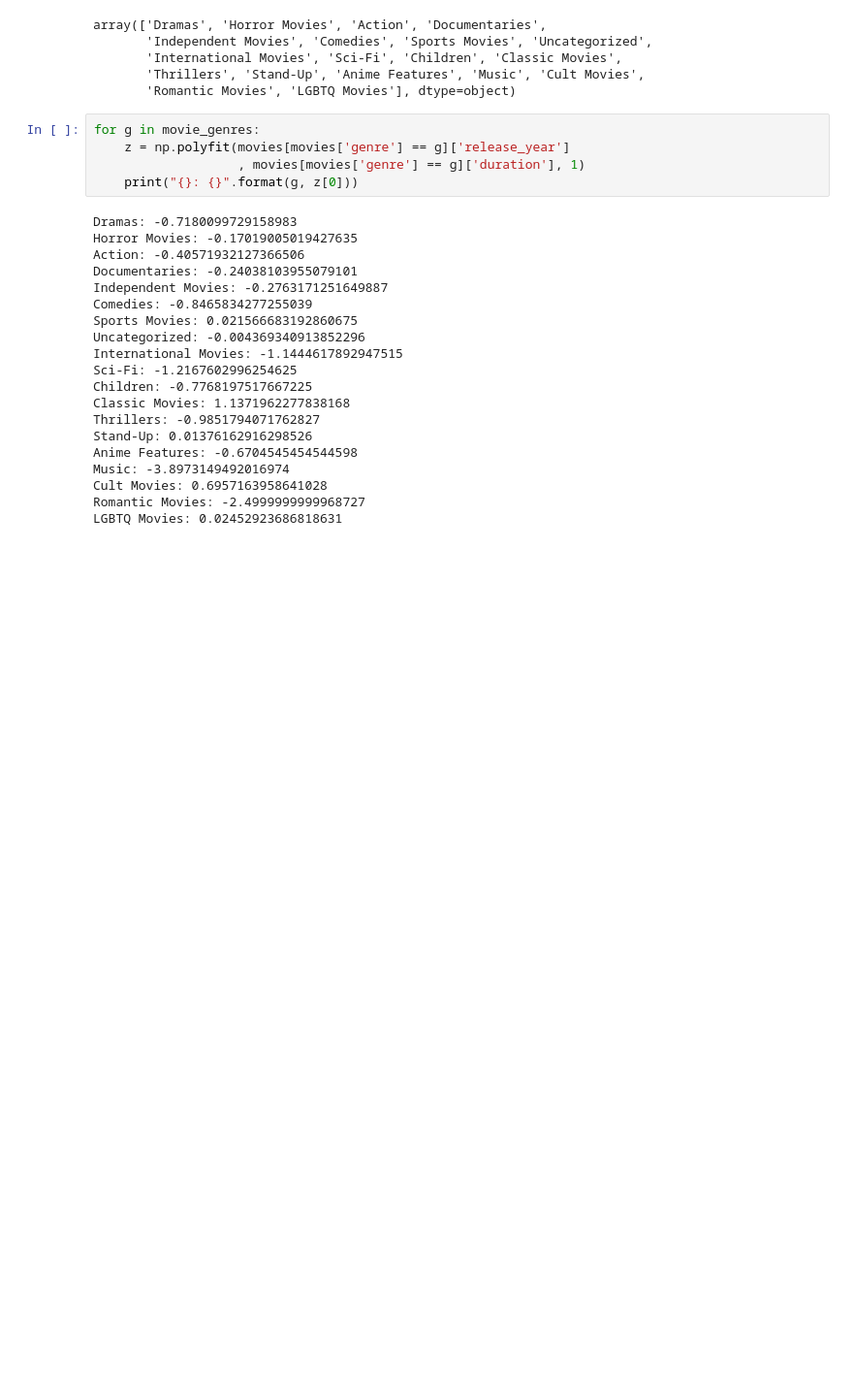
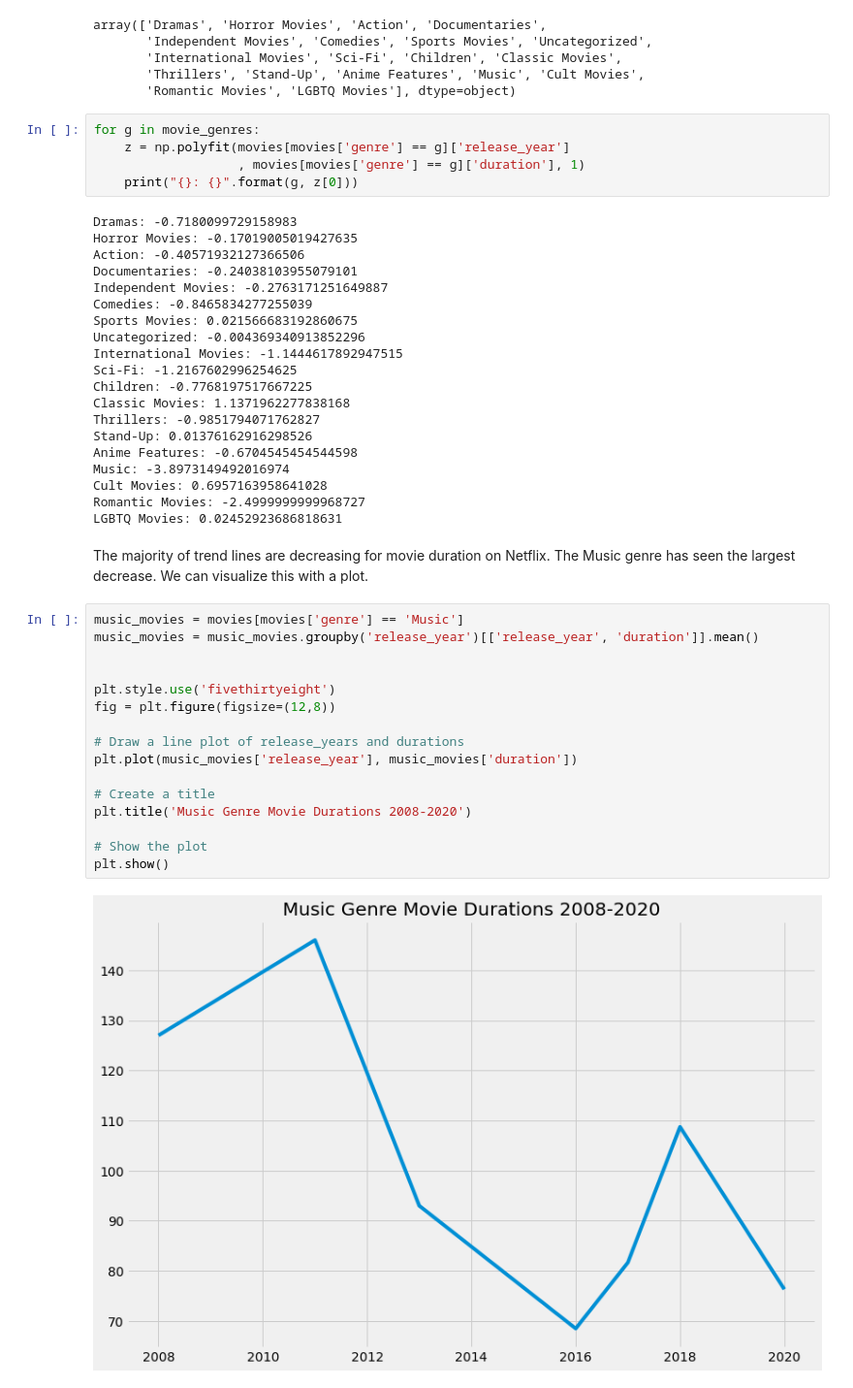
Before and after one commit to johnaboucha/data-science, a Jupyter notebook: tutorials/004.Netflix and The Office Guest Stars/Netflix.ipynb, the cells around one changed output. Shown at 97% size. Cells and saved outputs as stored; diff of their text form; blank space fills up the shorter version.

```diff
--- a/tutorials/004.Netflix and The Office Guest Stars/Netflix.ipynb
+++ b/tutorials/004.Netflix and The Office Guest Stars/Netflix.ipynb
@@ -304,3 +306,23 @@ Music: -3.8973149492016974
 Cult Movies: 0.6957163958641028
 Romantic Movies: -2.4999999999968727
 LGBTQ Movies: 0.02452923686818631
+# %% [markdown]
+The majority of trend lines are decreasing for movie duration on Netflix. The Music genre has seen the largest decrease. We can visualize this with a plot.
+# %%
+music_movies = movies[movies['genre'] == 'Music']
+music_movies = music_movies.groupby('release_year')[['release_year', 'duration']].mean()
+
+
+plt.style.use('fivethirtyeight')
+fig = plt.figure(figsize=(12,8))
+
+# Draw a line plot of release_years and durations
+plt.plot(music_movies['release_year'], music_movies['duration'])
+
+# Create a title
+plt.title('Music Genre Movie Durations 2008-2020')
+
+# Show the plot
+plt.show()
+# %% [output]
+[figure, added]
```
Also changed, not shown: parts of 3 cells of this notebook.
